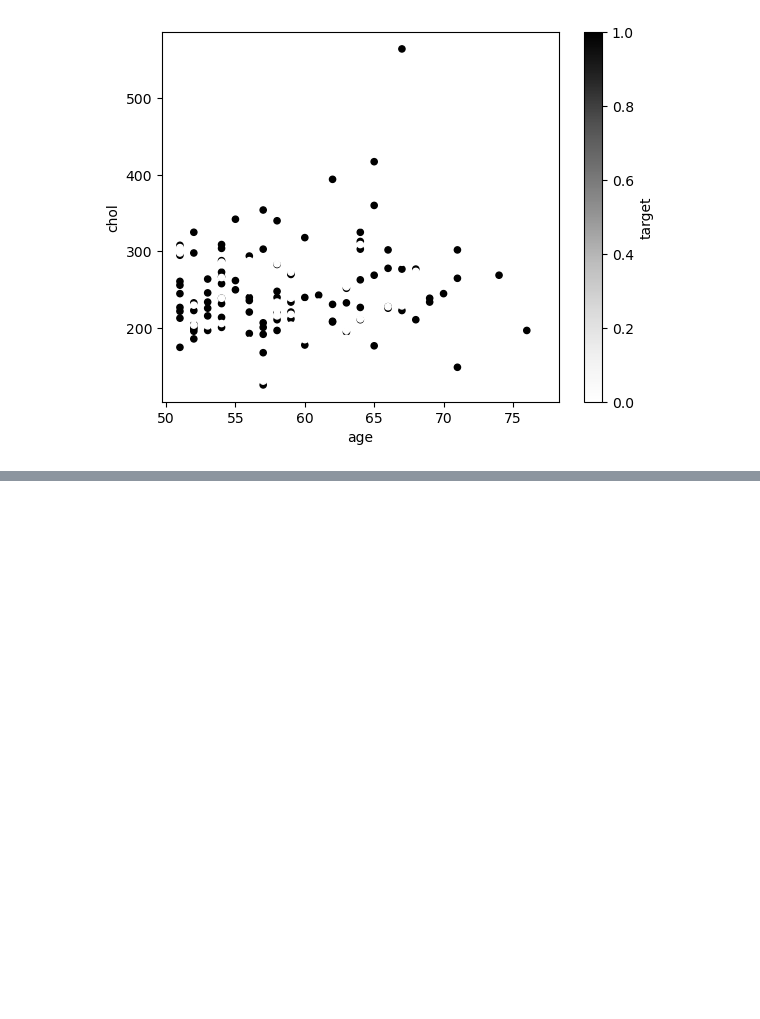
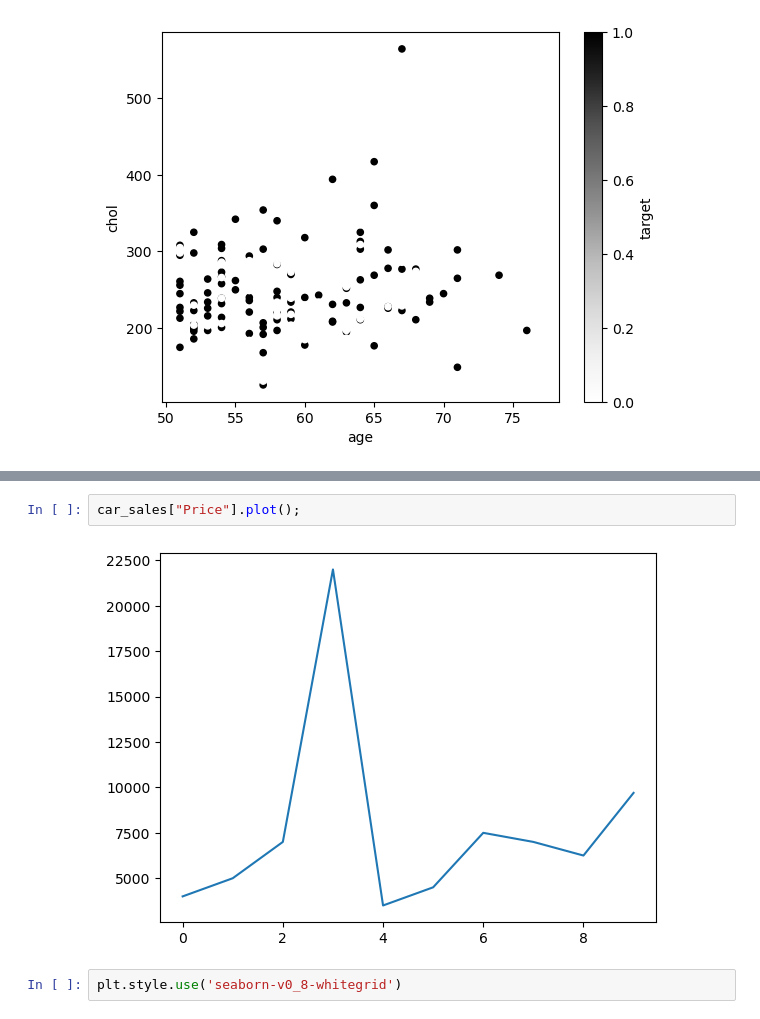
Before and after one commit to shrinidhib/ML-learn, a Jupyter notebook: introduction-to-matplotlib.ipynb, the cells around one changed output, grey strips where cells are left out. Saved outputs shown, nothing was run; the diff lists cells and outputs as text; blank space fills up the shorter version.

```diff
--- a/introduction-to-matplotlib.ipynb
+++ b/introduction-to-matplotlib.ipynb
@@ -375,0 +424,6 @@ ax.legend(*scatter.legend_elements(),title="Target");
+# %%
+car_sales["Price"].plot();
+# %% [output]
+[figure, added]
+# %%
+plt.style.use('seaborn-v0_8-whitegrid')
```
Also changed, not shown: parts of 15 cells of this notebook.
